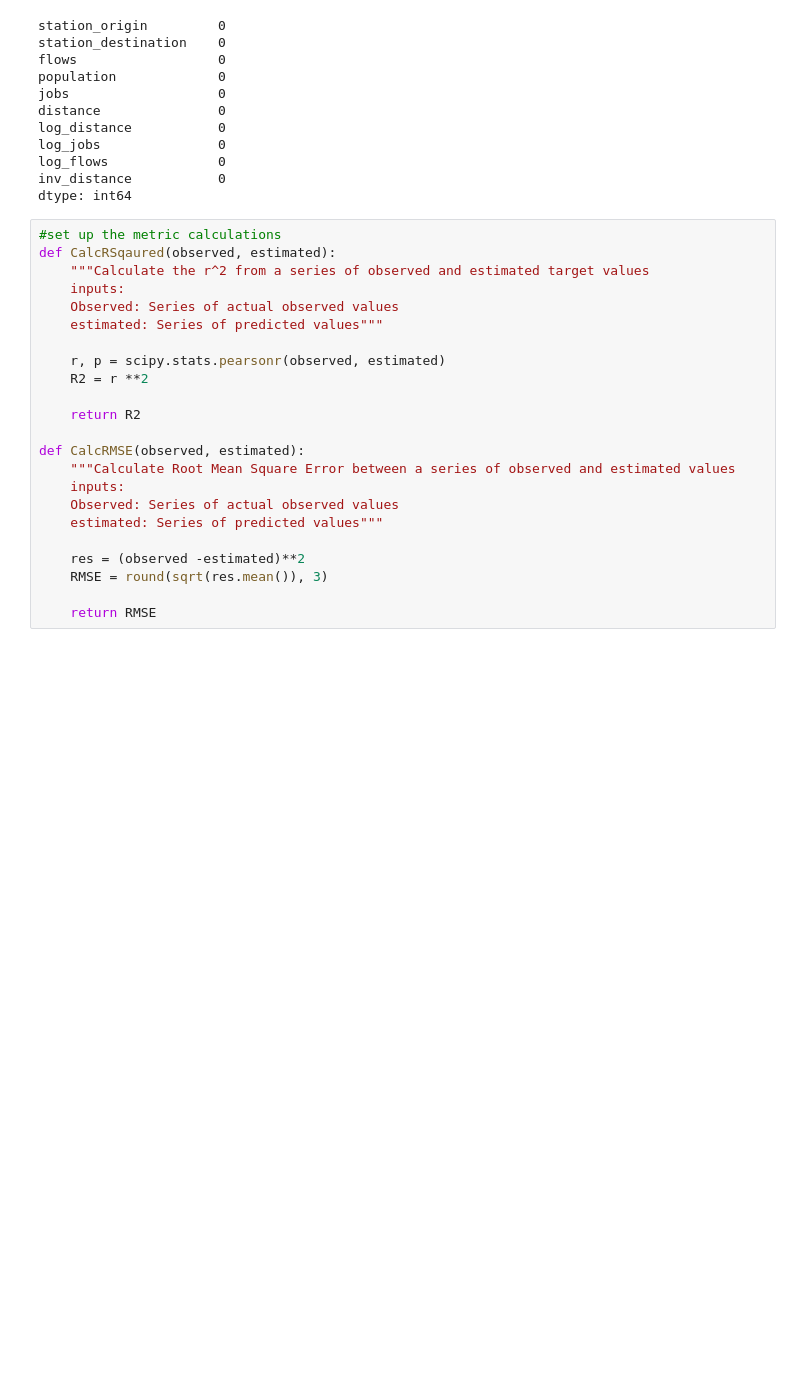
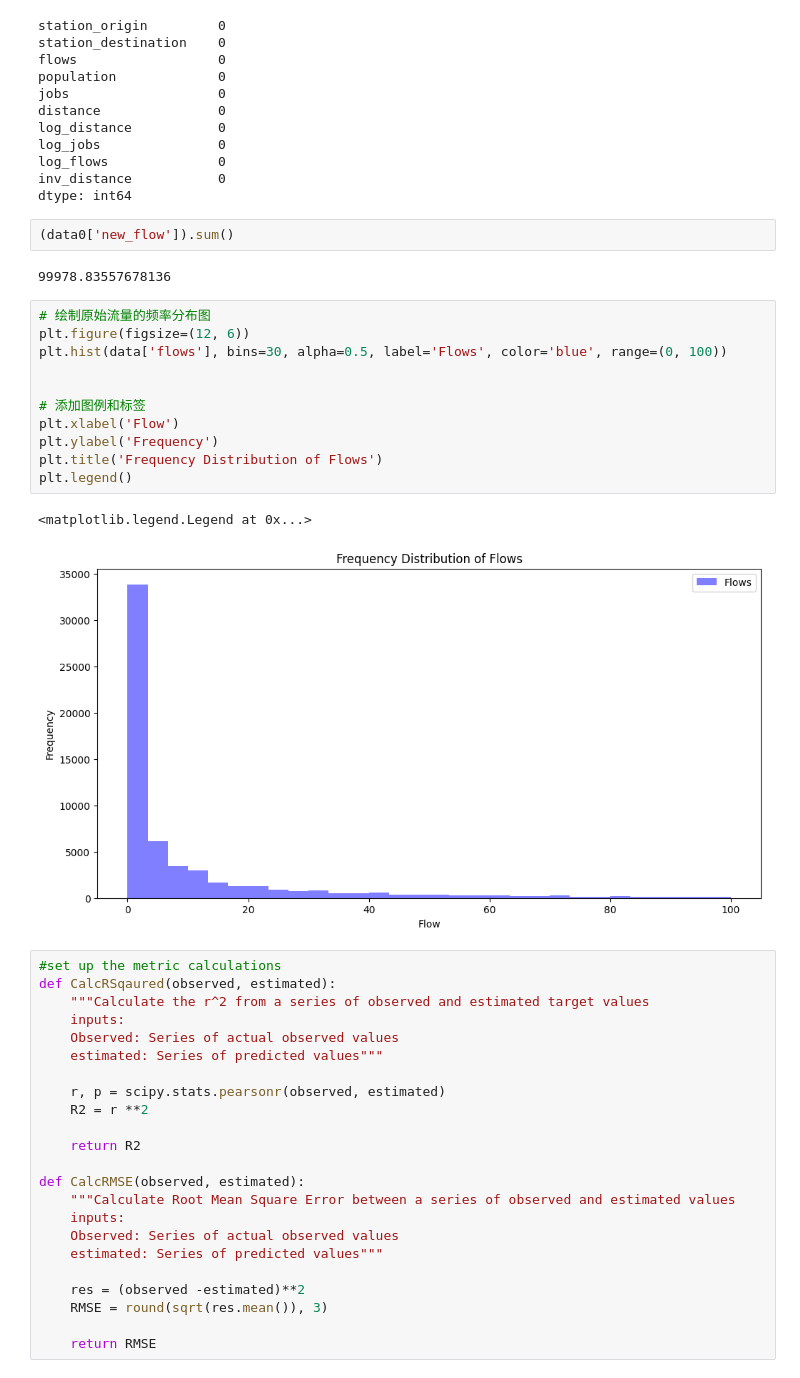
Before and after one commit to nyqqq/Urban_Simulation, a Jupyter notebook: 三点儿二儿.ipynb, the cells around one changed output. Cells and saved outputs as stored; diff of their text form; blank space fills up the shorter version.

```diff
--- a/spatial_interaction.ipynb
+++ b/三点儿二儿.ipynb
@@ -56,6 +56,24 @@ log_jobs               0
 log_flows              0
 inv_distance           0
 dtype: int64
+# %%
+(data0['new_flow']).sum()
+# %% [output]
+99978.83557678136
+# %%
+# 绘制原始流量的频率分布图
+plt.figure(figsize=(12, 6))
+plt.hist(data['flows'], bins=30, alpha=0.5, label='Flows', color='blue', range=(0, 100))
+
+
+# 添加图例和标签
+plt.xlabel('Flow')
+plt.ylabel('Frequency')
+plt.title('Frequency Distribution of Flows')
+plt.legend()
+# %% [output]
+<matplotlib.legend.Legend at 0x...>
+[figure, added]
 # %%
 #set up the metric calculations
 def CalcRSqaured(observed, estimated):
```
Also changed, not shown: parts of 5 cells of this notebook, 2 other files.
